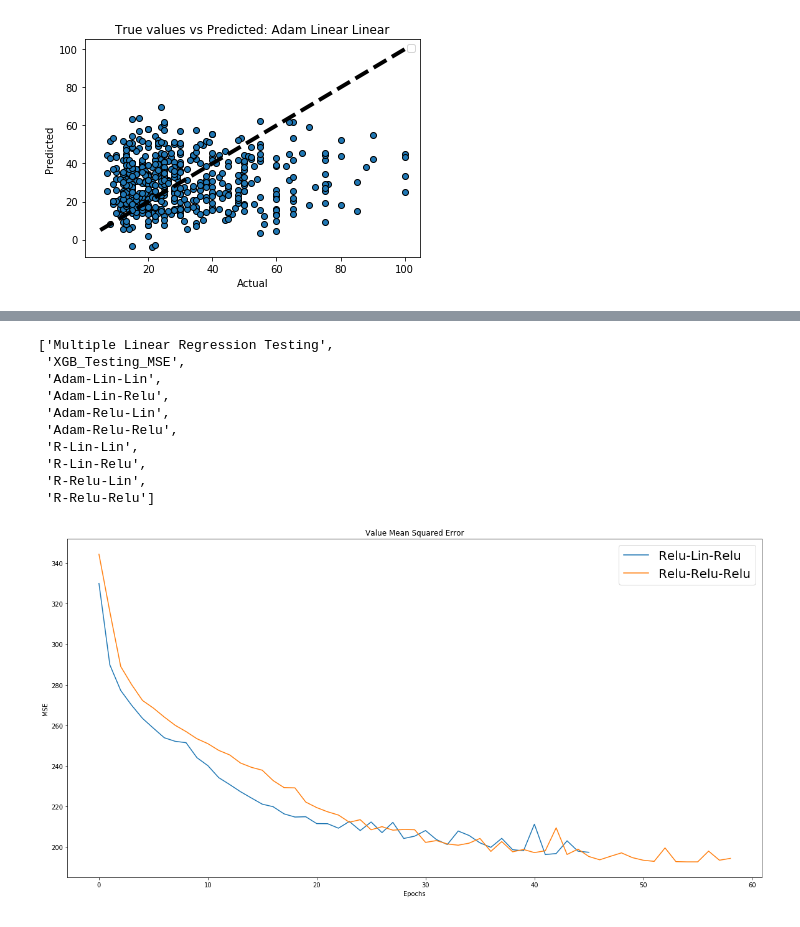
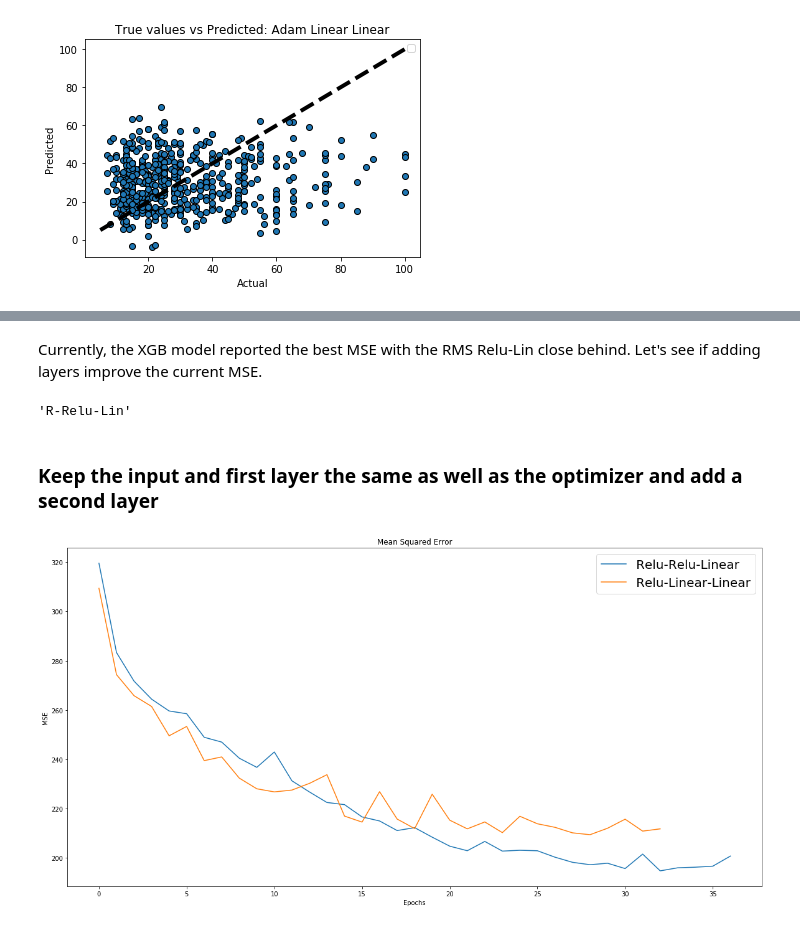
Before and after one commit to FHyder/Module4Project, a Jupyter notebook: Untitled.ipynb, the cells around one changed output, grey strips where cells are left out. Drawn from its saved outputs; the diff is of its cells as text; code cells hidden in the pictures.

Commit message:
second to last

```diff
--- a/Untitled.ipynb
+++ b/Untitled.ipynb
@@ -198,6 +221,6 @@ Franconia                   1.000000
 Name: variety, Length: 691, dtype: float64
 # %%
-x = df.variety.value_counts(normalize = True).tolist() #trying to isolate the grapes that make up approx 90% of the dataset
+x = df.variety.value_counts(normalize = True)#trying to isolate the grapes that make up approx 90% of the dataset
 # %%
 y = []
 for i in list(range(0,60)):
@@ -321,7 +344,7 @@ df.winery.nunique()
 winess = df.winery.value_counts(normalize=True).tolist()
 # %%
 wineries = []
-for i in list(range(0,7000)):
+for i in list(range(0,50)):
     wineries.append(winess[i])
 sum(wineries)
 # %% [output]
@@ -330,0 +352,5 @@ sum(wineries)
+# %%
+wineries = []
+for i in list(range(0,100)):
+    wineries.append(winess[i])
+sum(wineries) #way too many wineries, too many observations
@@ -914,15 +970,10 @@ mse
+# %% [markdown]
+Currently, the XGB model reported the best MSE with the RMS Relu-Lin close behind. Let's see if adding layers improve the current MSE.
 # %%
-model_name
+model_name[-2]
 # %% [output]
-['Multiple Linear Regression Testing',
- 'XGB_Testing_MSE',
- 'Adam-Lin-Lin',
- 'Adam-Lin-Relu',
- 'Adam-Relu-Lin',
- 'Adam-Relu-Relu',
- 'R-Lin-Lin',
- 'R-Lin-Relu',
- 'R-Relu-Lin',
- 'R-Relu-Relu']
+'R-Relu-Lin'
+# %% [markdown]
+### Keep the input and first layer the same as well as the optimizer and add a second layer
 # %%
 opt=optimizers.RMSprop(0.0001)
@@ -955,35 +1004,35 @@ training_mse.append(min_value(history1_dict['mean_squared_error']))
 # %%
-twoLayer2 = Sequential()
-twoLayer2.add((Dense(24, activation = 'relu', input_shape = (122,))))
-twoLayer2.add(Dense(16, activation = 'relu'))
-twoLayer2.add(Dense(16, activation = 'relu'))
-twoLayer2.add(Dense(1))
-twoLayer2.compile(loss='mse',
+threeLayer2 = Sequential()
+threeLayer2.add((Dense(24, activation = 'relu', input_shape = (122,))))
+threeLayer2.add(Dense(16, activation = 'linear'))
+threeLayer2.add(Dense(16, activation = 'linear'))
+threeLayer2.add(Dense(1))
+threeLayer2.compile(loss='mse',
               optimizer= opt,
               metrics=['mse'])
 callbacks = [EarlyStopping(monitor='val_mean_squared_error', patience=4),
              ModelCheckpoint(filepath='best_model.h5', monitor='val_mean_squared_error', save_best_only=True)]
-history = twoLayer2.fit(X_train,
+history = threeLayer2.fit(X_train,
               y_train,
               epochs = 150,
               batch_size = 5,
               validation_data= (X_test, y_test), callbacks = callbacks, verbose = 0)
 history2_dict = history.history
-y_pred = twoLayer2.predict(X_test)
-predictions = twoLayer2.predict(X_train)
+y_pred = threeLayer2.predict(X_test)
+predictions = threeLayer2.predict(X_train)
 history2_dict['y_pred'] = y_pred
 history2_dict['tpredictions'] = predictions
 mse.append(min_value(history2_dict['val_mean_squared_error']))
-model_name.append('R-Relu-Relu-Relu')
+model_name.append('R-Relu-Linear-Linear')
 training_mse.append(min_value(history2_dict['mean_squared_error']))
 # %%
 plt.figure(figsize=(20,10))
-plt.title('Value Mean Squared Error')
+plt.title('Mean Squared Error')
 plt.xlabel('Epochs')
 plt.ylabel('MSE')
-plt.plot(history1_dict['val_mean_squared_error'], label = 'Relu-Lin-Relu')
-plt.plot(history2_dict['val_mean_squared_error'], label = 'Relu-Relu-Relu')
+plt.plot(history1_dict['val_mean_squared_error'], label = 'Relu-Relu-Linear')
+plt.plot(history2_dict['val_mean_squared_error'], label = 'Relu-Linear-Linear')
 plt.legend(prop = {'size' : 20})
 plt.show()
 # %% [output]
-[figure, old version]
+[figure, new version]
```
Also changed, not shown: parts of 89 cells of this notebook, 10 other files.
